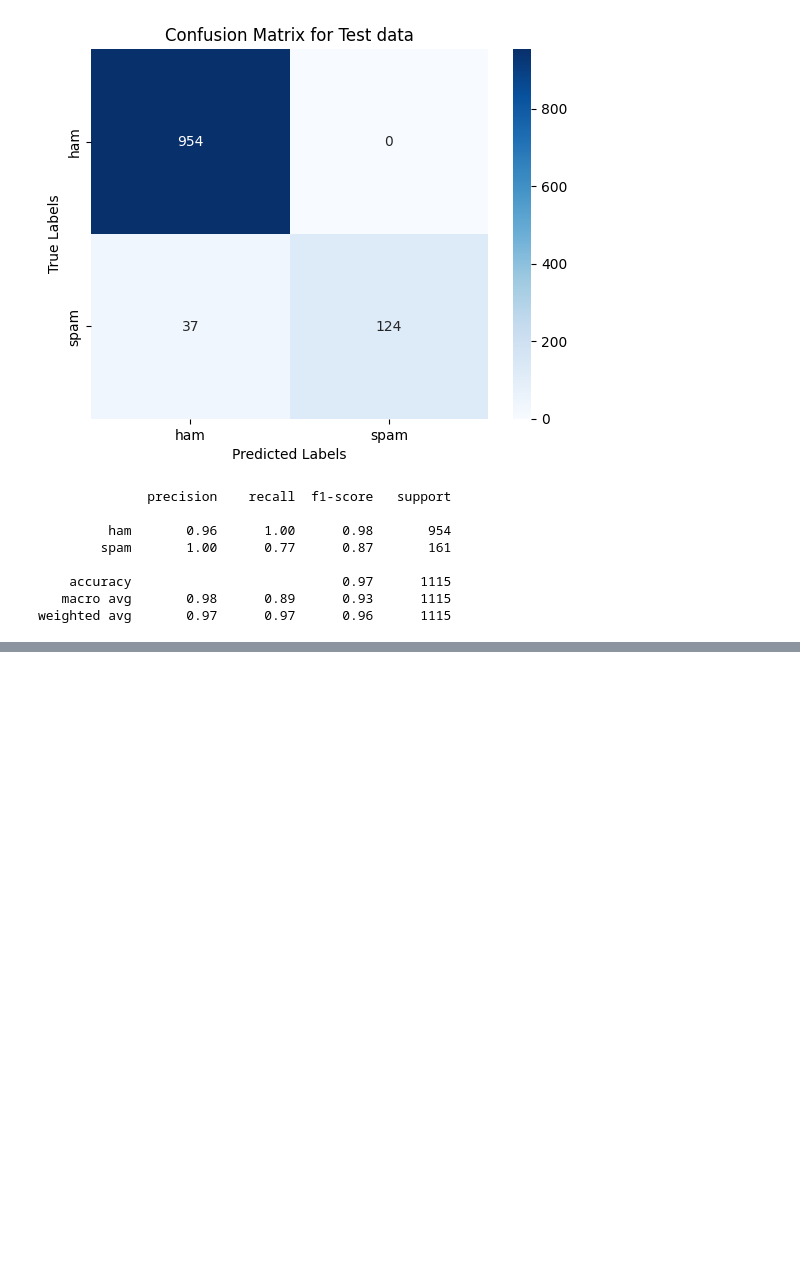
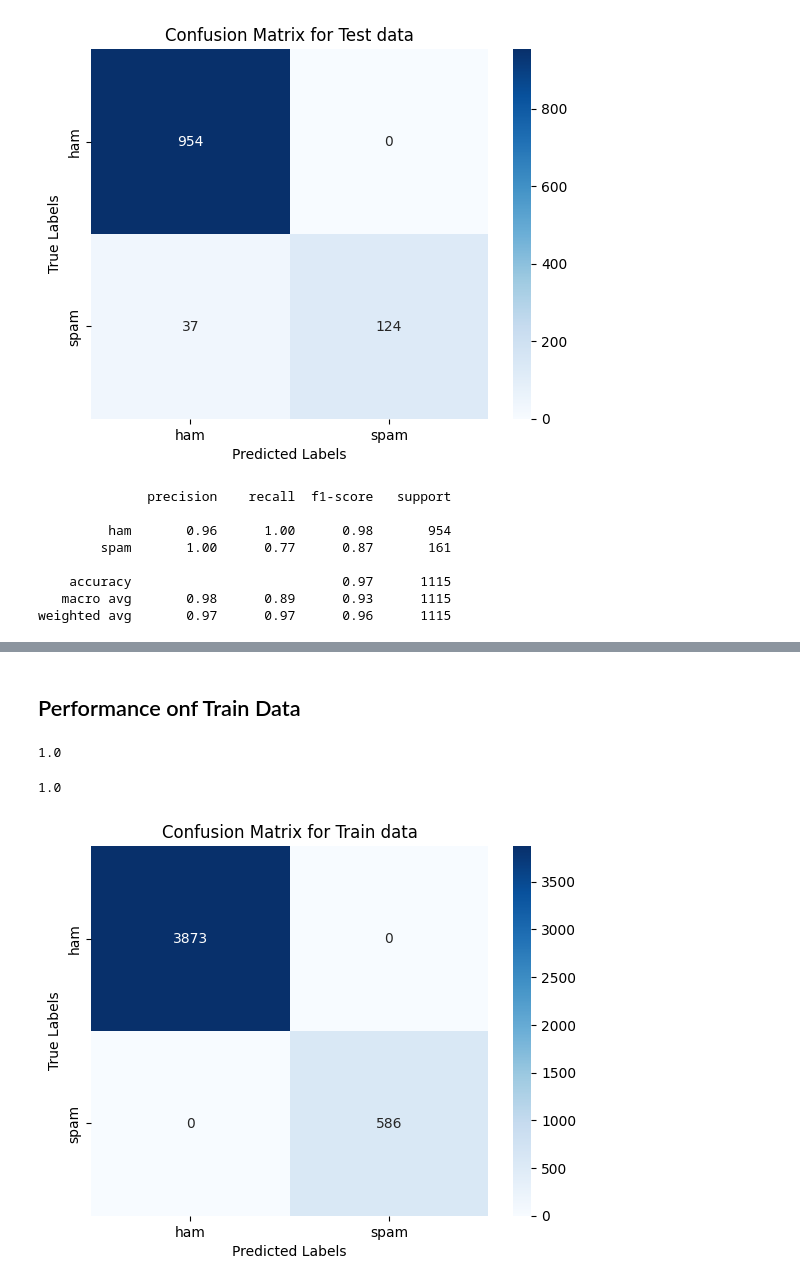
Before and after one commit to U1Kemp/AppliedMachineLearning, a Jupyter notebook: Assignment1/train.ipynb, the cells around one changed output, grey strips where cells are left out. Cells and saved outputs as stored; diff of their text form; code cells hidden in the pictures; blank space fills up the shorter version.

```diff
--- a/Assignment1/train.ipynb
+++ b/Assignment1/train.ipynb
@@ -136,0 +167,6 @@ weighted avg       0.97      0.97      0.96      1115
+# %%
+pipeline_LR = Pipeline([
+    ('bow', CountVectorizer()),  # strings to token integer counts
+    ('tfidf', TfidfTransformer()),  # integer counts to weighted TF-IDF scores
+    ('classifier', LogisticRegression())  # train on TF-IDF vectors w/ logistic regression
+])
@@ -136,0 +191,12 @@ weighted avg       0.97      0.97      0.96      1115
+# %%
+param_grid = {
+    'classifier__C': [0.01, 0.1, 1, 10, 100],
+    'classifier__penalty': ['l2'],
+    'classifier__max_iter': [100]
+}
+
+LR_Classifier = GridSearchCV(pipeline_LR, param_grid, cv=5, scoring='f1_micro', verbose=3)
+LR_Classifier.fit(msg_train['message'], msg_train['label'])
+
+print("Best parameters:", LR_Classifier.best_params_)
+print("Best score:", LR_Classifier.best_score_)
@@ -136,0 +221,21 @@ weighted avg       0.97      0.97      0.96      1115
+# %% [markdown]
+## Performance onf Train Data
+# %%
+predictions = LR_Classifier.predict(msg_train['message'])
+accuracy_score(msg_train['label'],predictions)
+# %% [output]
+1.0
+# %%
+f1_score(msg_train['label'], predictions, pos_label='spam')
+# %% [output]
+1.0
+# %%
+cm = confusion_matrix(msg_train['label'], predictions)
+# Plot the confusion matrix
+sns.heatmap(cm, annot=True, cmap='Blues', fmt='d', xticklabels=['ham', 'spam'], yticklabels=['ham','spam'])
+plt.title('Confusion Matrix for Train data')
+plt.xlabel('Predicted Labels')
+plt.ylabel('True Labels')
+plt.show()
+# %% [output]
+[figure, added]
```
Also changed, not shown: parts of 40 cells of this notebook.
